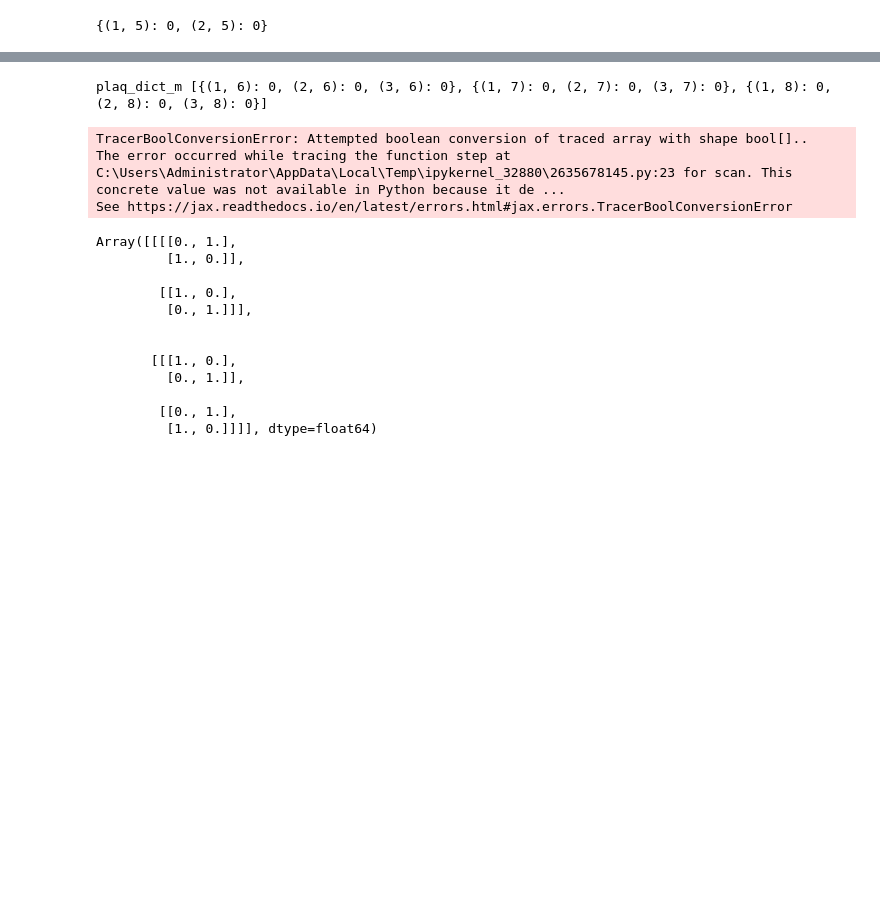
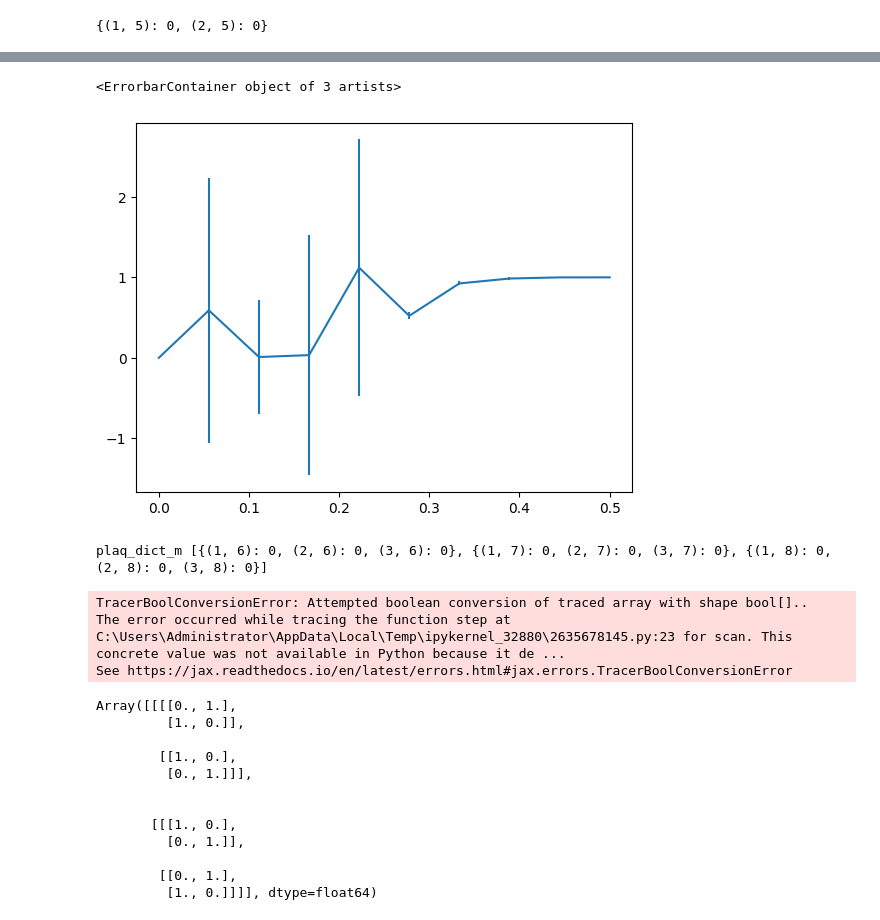
Before and after one commit to xiaotai-yang/mixed-topo, a Jupyter notebook: domain_wall_levin_wen-2.ipynb, the cells around one changed output, grey strips where cells are left out. Cells and saved outputs as stored; diff of their text form; code cells hidden in the pictures; blank space fills up the shorter version.

```diff
--- a/domain_wall_levin_wen-2.ipynb
+++ b/domain_wall_levin_wen-2.ipynb
@@ -663,3 +735,13 @@ Array(0., dtype=float64)
+# %%
+CMI___, CMI__ = CMI__[:10], CMI__[10:20]
+stack = jnp.stack([jnp.array(CMI), jnp.array(CMI_), jnp.array(CMI__)], axis = 0)
+CMI_avg = jnp.mean(stack, axis = 0)
+CMI_std = jnp.sqrt(jnp.var(stack, axis = 0))
+
+plt.errorbar(jnp.linspace(0.0, 0.5, 10), CMI_avg, yerr = CMI_std)
+# %% [output]
+<ErrorbarContainer object of 3 artists>
+[figure, added]
 # %%
 p = 0.1
 num_samples = 3
```
Also changed, not shown: parts of 17 cells of this notebook, 1 other file.
